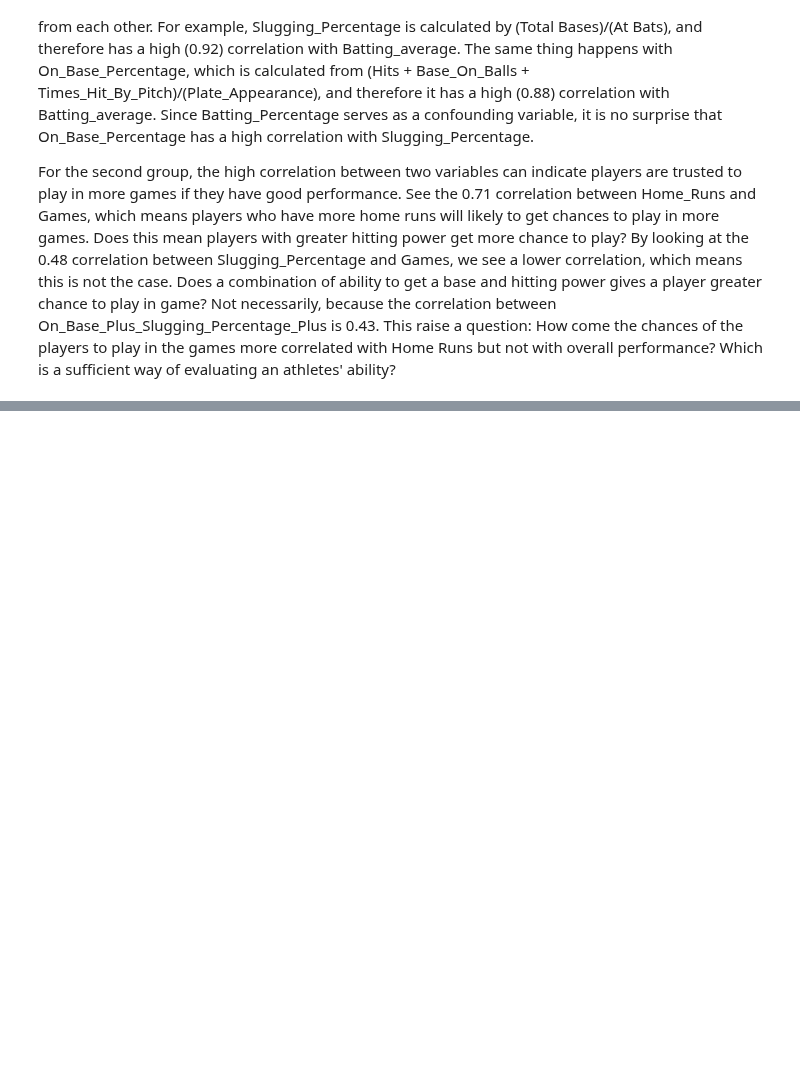
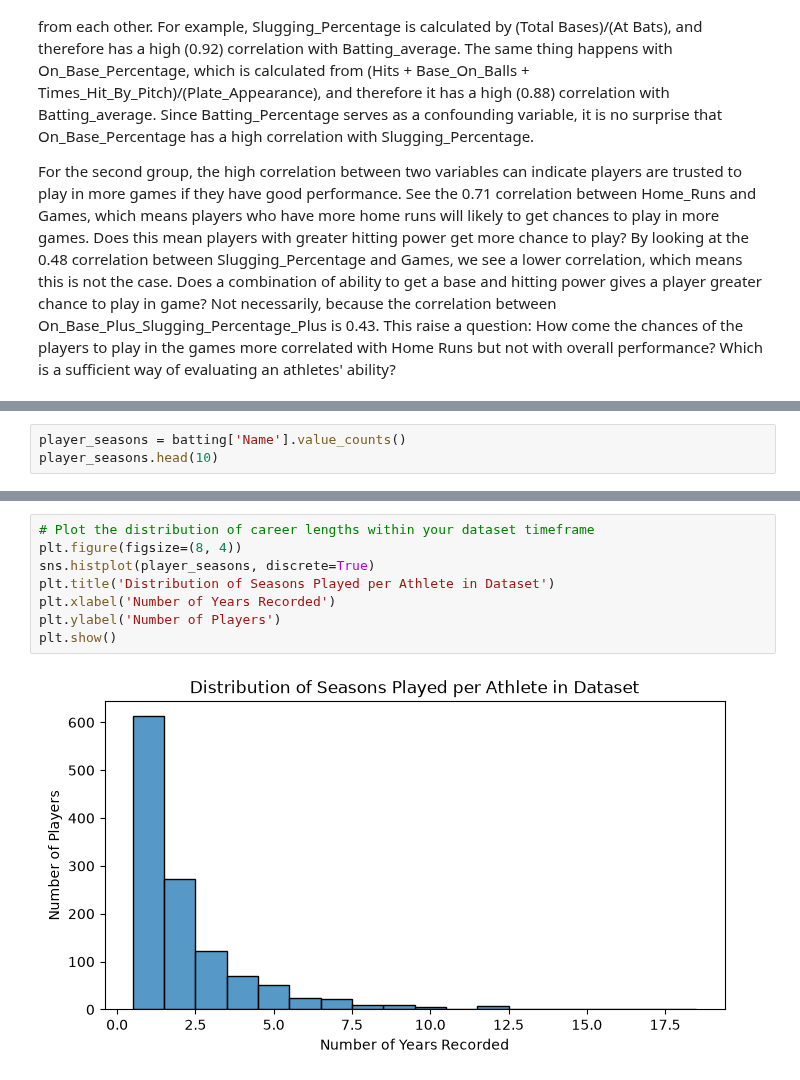
Before and after one commit to DavidRaet/CMPU250-VibeCoders-Project, a Jupyter notebook: Vibe_Coders_Project.ipynb, the cells around one changed output, grey strips where cells are left out. Drawn from its saved outputs; the diff is of its cells as text; blank space fills up the shorter version.

```diff
--- a/Vibe_Coders_Project.ipynb
+++ b/Vibe_Coders_Project.ipynb
@@ -122,0 +143,3 @@ For the second group, the high correlation between two variables can indicate pl
+# %%
+player_seasons = batting['Name'].value_counts()
+player_seasons.head(10)
@@ -122,0 +159,10 @@ For the second group, the high correlation between two variables can indicate pl
+# %%
+# Plot the distribution of career lengths within your dataset timeframe
+plt.figure(figsize=(8, 4))
+sns.histplot(player_seasons, discrete=True)
+plt.title('Distribution of Seasons Played per Athlete in Dataset')
+plt.xlabel('Number of Years Recorded')
+plt.ylabel('Number of Players')
+plt.show()
+# %% [output]
+[figure, added]
```
Also changed, not shown: parts of 7 cells of this notebook.
